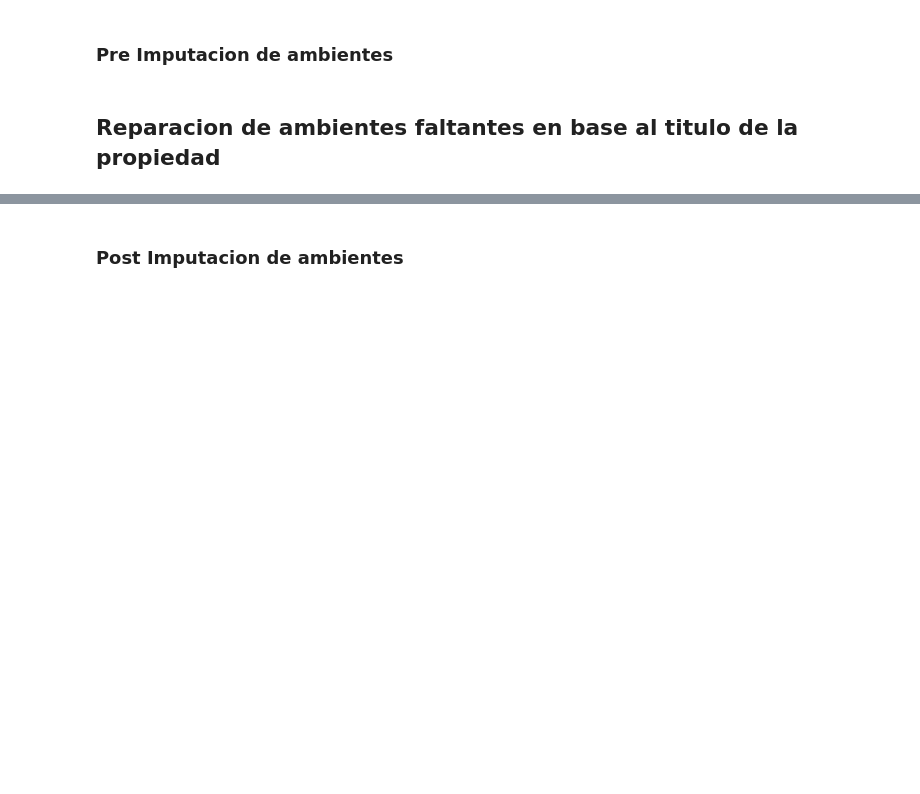
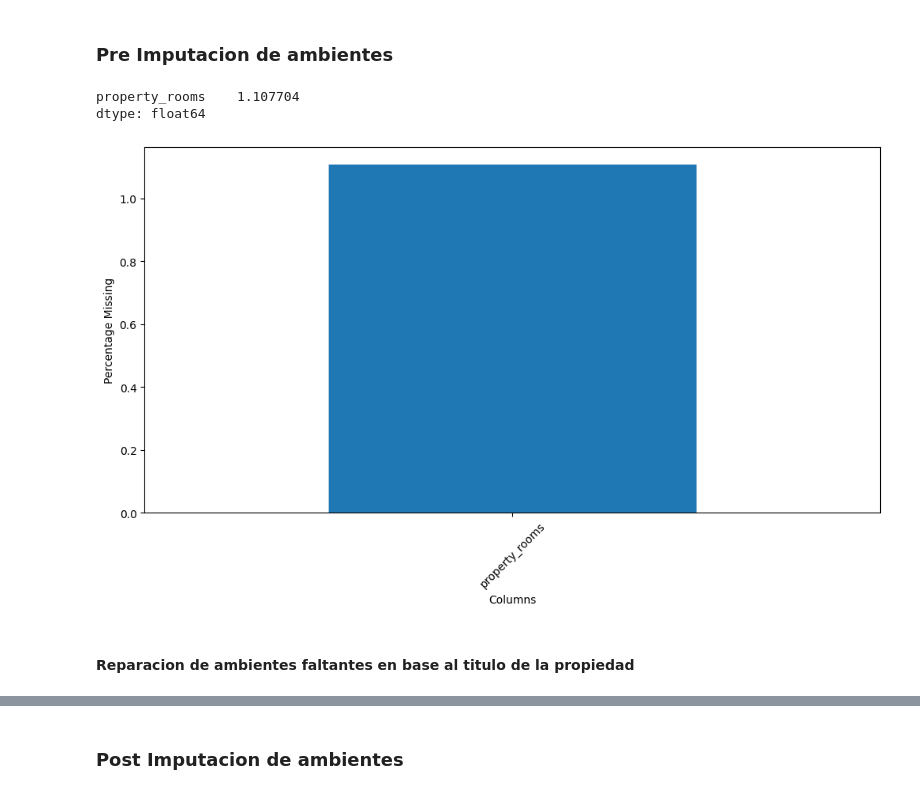
Before and after one commit to Naza26/7506R-2C2022-GRUPO01, a Jupyter notebook: 7506R_TP1_GRUPO1_ENTREGA.ipynb, the cells around one changed output, grey strips where cells are left out. Drawn from its saved outputs; the diff is of its cells as text; code cells hidden in the pictures; blank space fills up the shorter version.

```diff
--- a/7506R_TP1_GRUPO1_ENTREGA.ipynb
+++ b/7506R_TP1_GRUPO1_ENTREGA.ipynb
@@ -485,9 +902,13 @@ Para los que tienen el dato del barrio podríamos tomar como latitud/longitud
 # %% [markdown]
 ### Pre Imputacion de ambientes
 # %%
-plot_missing_by_column(ds_filtrado[['property_title', 'property_rooms']].reset_index())
+plot_missing_by_column(ds_filtrado[['property_rooms']])
+# %% [output]
+property_rooms    1.107704
+dtype: float64
+[figure, added]
 # %% [markdown]
-## Reparacion de ambientes faltantes en base al titulo de la propiedad
+#### Reparacion de ambientes faltantes en base al titulo de la propiedad
 # %%
 datos_a_reparar = ds_filtrado[['property_title', 'property_rooms']].reset_index()
 ambientes_faltantes = datos_a_reparar[datos_a_reparar['property_rooms'].isna()]
```
Also changed, not shown: parts of 149 cells of this notebook.
